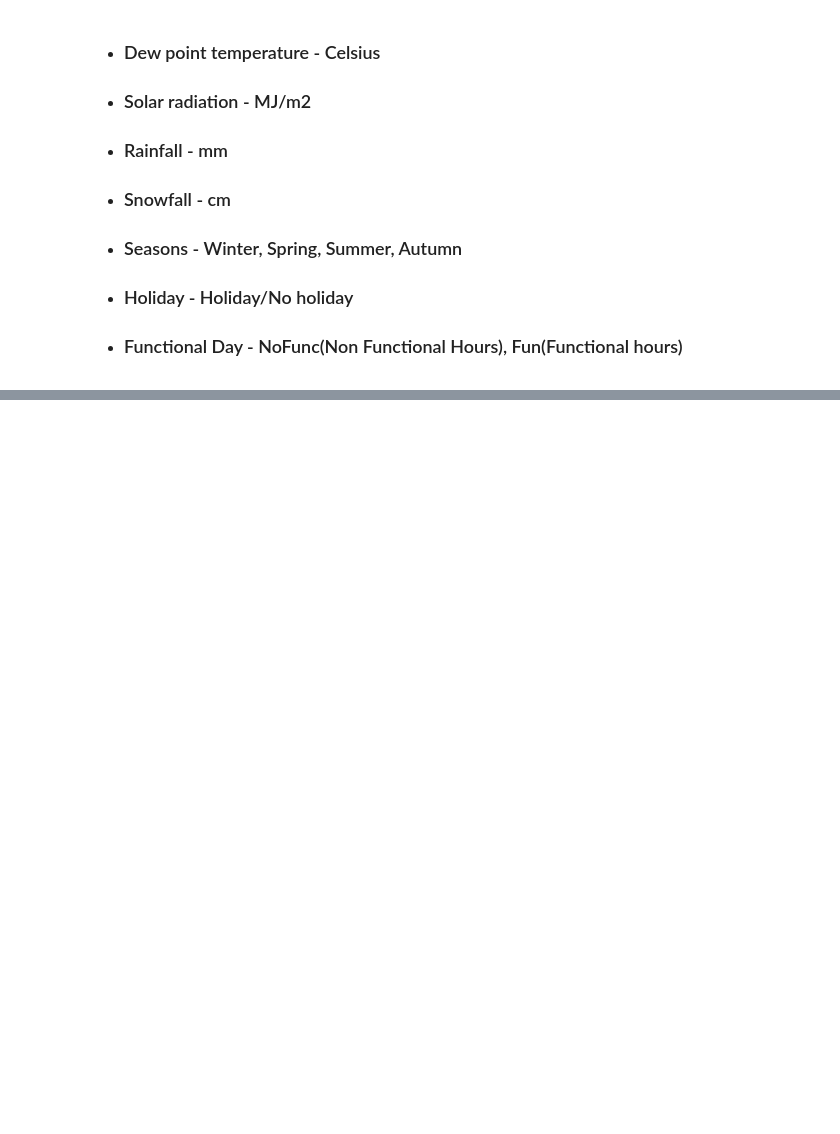
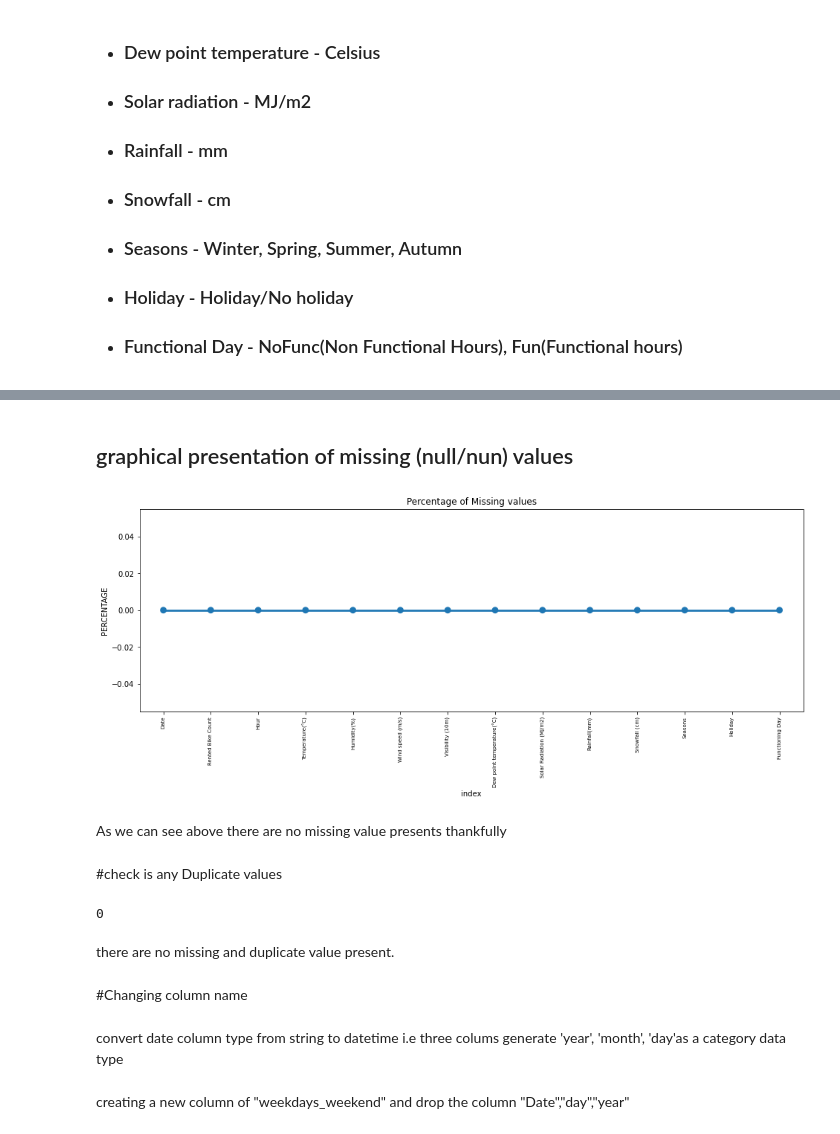
Before and after one commit to ANUJA-JAGTAP1/Bike-Sharing-Demand-Prediction, a Jupyter notebook: Bike Sharing Demand Prediction - Capstone Project.ipynb, the cells around one changed output, grey strips where cells are left out. Cells and saved outputs as stored; diff of their text form; code cells hidden in the pictures; blank space fills up the shorter version.

```diff
--- a/Bike Sharing Demand Prediction - Capstone Project.ipynb
+++ b/Bike Sharing Demand Prediction - Capstone Project.ipynb
@@ -67,0 +76,2 @@ warnings.filterwarnings('ignore')
+# %%
+df = pd.read_csv('/content/drive/MyDrive/capstone project 2 ML/SeoulBikeData.csv',encoding ='latin')
@@ -67,0 +223,26 @@ warnings.filterwarnings('ignore')
+# %% [markdown]
+## graphical presentation of missing (null/nun) values
+# %%
+missing = pd.DataFrame((df.isnull().sum())*100/df.shape[0]).reset_index()
+# %%
+plt.figure(figsize=(16,5))
+ax = sns.pointplot('index',0,data=missing)
+plt.xticks(rotation =90,fontsize =7)
+plt.title("Percentage of Missing values")
+plt.ylabel("PERCENTAGE")
+plt.show()
+# %% [output]
+[figure, added]
+# %% [markdown]
+As we can see above there are no missing value presents thankfully
+# %% [markdown]
+#check is any Duplicate values
+# %%
+value=len(df[df.duplicated()])
+print(value)
+# %% [output]
+0
+# %% [markdown]
+there are no missing and duplicate value present.
+# %% [markdown]
+#Changing column name
@@ -67,0 +261,2 @@ warnings.filterwarnings('ignore')
+# %% [markdown]
+convert date column type from string to datetime i.e three colums generate 'year', 'month', 'day'as a category data type
@@ -67,0 +270,2 @@ warnings.filterwarnings('ignore')
+# %% [markdown]
+creating a new column of "weekdays_weekend" and drop the column "Date","day","year"
```
Also changed, not shown: parts of 31 cells of this notebook.
